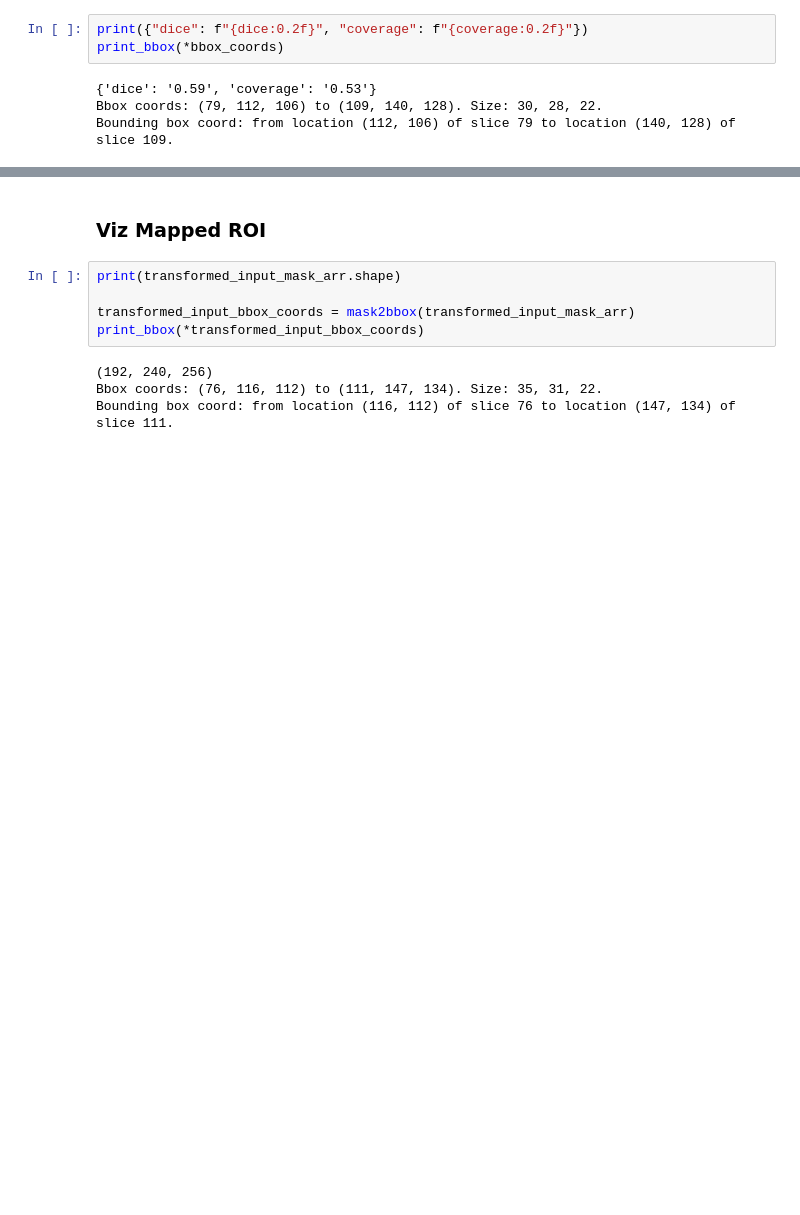
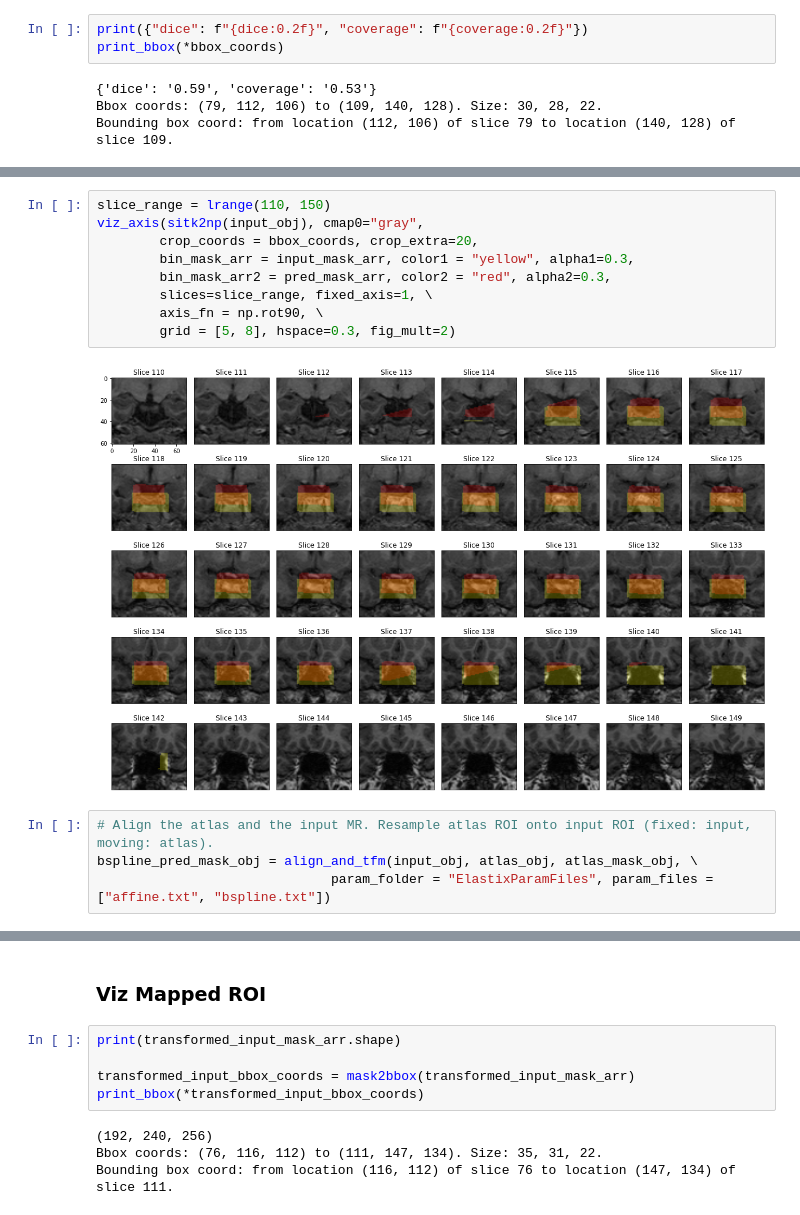
Before and after one commit to RGologorsky/DeepPit, a Jupyter notebook: 0 - Affine Alignment.ipynb, the cells around one changed output, grey strips where cells are left out. Drawn from its saved outputs; the diff is of its cells as text; blank space fills up the shorter version.

Commit message:
Viz affine + bspline

```diff
--- a/0 - Affine Alignment.ipynb
+++ b/0 - Affine Alignment.ipynb
@@ -402,0 +271,15 @@ def align_focused(fixed_obj, fixed_mask_obj, moving_obj, moving_mask_obj, \
+# %%
+slice_range = lrange(110, 150)
+viz_axis(sitk2np(input_obj), cmap0="gray",
+        crop_coords = bbox_coords, crop_extra=20,
+        bin_mask_arr = input_mask_arr, color1 = "yellow", alpha1=0.3,
+        bin_mask_arr2 = pred_mask_arr, color2 = "red", alpha2=0.3,
+        slices=slice_range, fixed_axis=1, \
+        axis_fn = np.rot90, \
+        grid = [5, 8], hspace=0.3, fig_mult=2)
+# %% [output]
+[figure, added]
+# %%
+# Align the atlas and the input MR. Resample atlas ROI onto input ROI (fixed: input, moving: atlas).
+bspline_pred_mask_obj = align_and_tfm(input_obj, atlas_obj, atlas_mask_obj, \
+                              param_folder = "ElastixParamFiles", param_files = ["affine.txt", "bspline.txt"])
```
Also changed, not shown: parts of 43 cells of this notebook.
